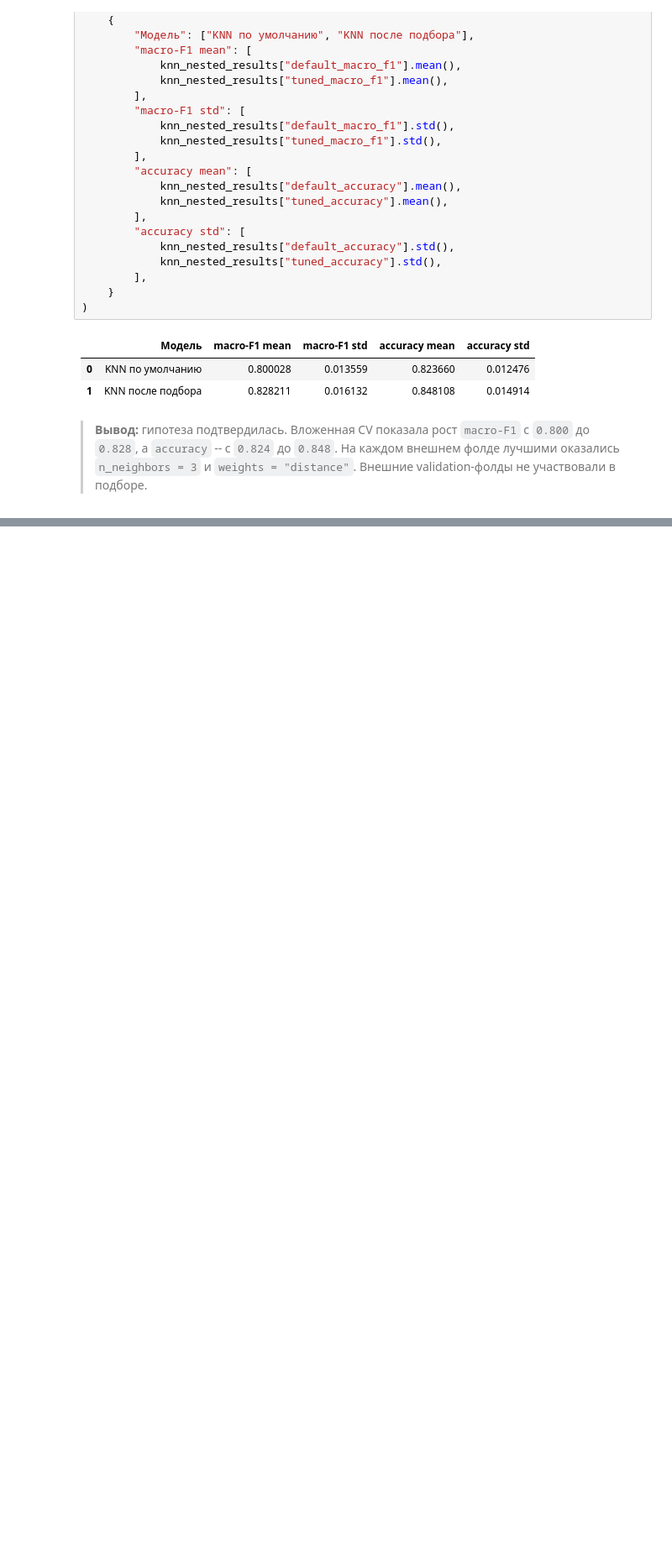
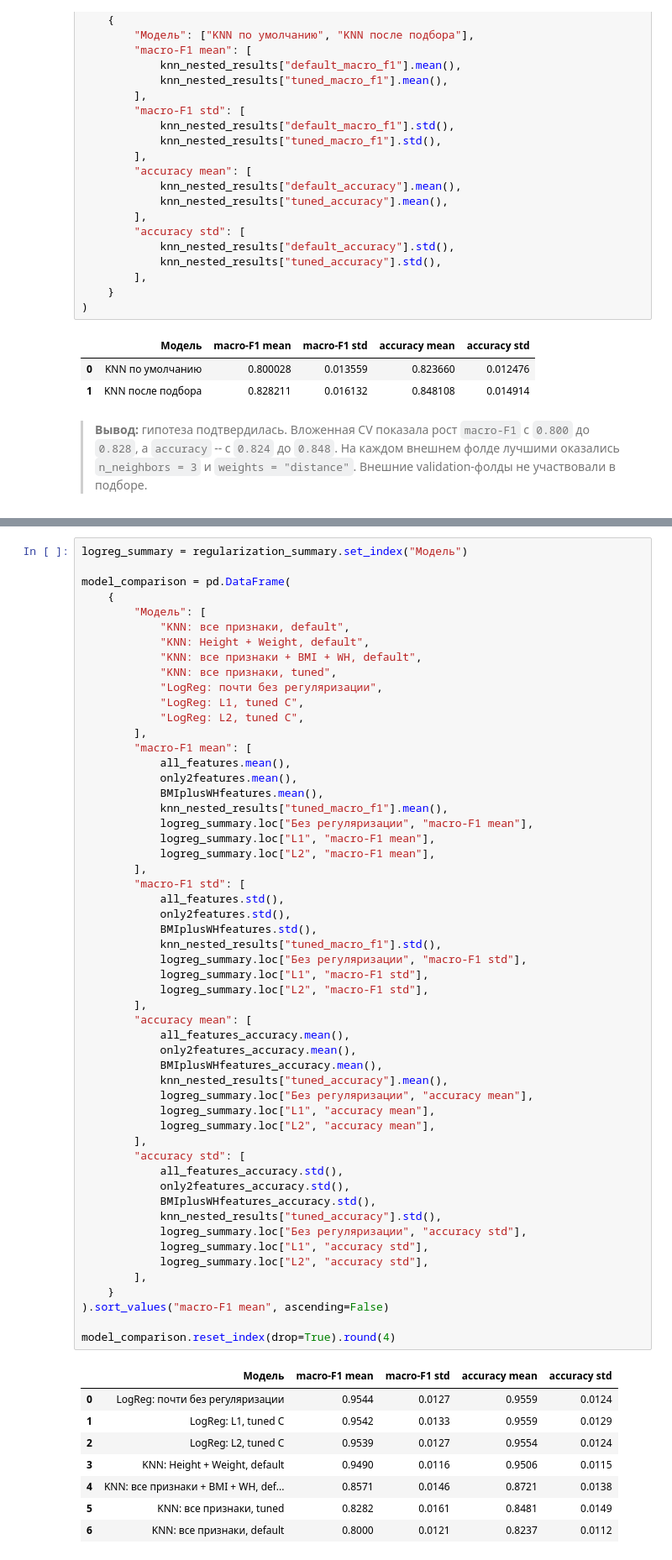
Before and after one commit to DmitryS-01/mlStartHWsSorochan, a Jupyter notebook: research.ipynb, the cells around one changed output, grey strips where cells are left out. Shown at 84% size. Saved outputs shown, nothing was run; the diff lists cells and outputs as text; blank space fills up the shorter version.

Commit message:
Up summary

```diff
--- a/research.ipynb
+++ b/research.ipynb
@@ -583,0 +596,63 @@ pd.DataFrame(
+# %%
+logreg_summary = regularization_summary.set_index("Модель")
+
+model_comparison = pd.DataFrame(
+    {
+        "Модель": [
+            "KNN: все признаки, default",
+            "KNN: Height + Weight, default",
+            "KNN: все признаки + BMI + WH, default",
+            "KNN: все признаки, tuned",
+            "LogReg: почти без регуляризации",
+            "LogReg: L1, tuned C",
+            "LogReg: L2, tuned C",
+        ],
+        "macro-F1 mean": [
+            all_features.mean(),
+            only2features.mean(),
+            BMIplusWHfeatures.mean(),
+            knn_nested_results["tuned_macro_f1"].mean(),
+            logreg_summary.loc["Без регуляризации", "macro-F1 mean"],
+            logreg_summary.loc["L1", "macro-F1 mean"],
+            logreg_summary.loc["L2", "macro-F1 mean"],
+        ],
+        "macro-F1 std": [
+            all_features.std(),
+            only2features.std(),
+            BMIplusWHfeatures.std(),
+            knn_nested_results["tuned_macro_f1"].std(),
+            logreg_summary.loc["Без регуляризации", "macro-F1 std"],
+            logreg_summary.loc["L1", "macro-F1 std"],
+            logreg_summary.loc["L2", "macro-F1 std"],
+        ],
+        "accuracy mean": [
+            all_features_accuracy.mean(),
+            only2features_accuracy.mean(),
+            BMIplusWHfeatures_accuracy.mean(),
+            knn_nested_results["tuned_accuracy"].mean(),
+            logreg_summary.loc["Без регуляризации", "accuracy mean"],
+            logreg_summary.loc["L1", "accuracy mean"],
+            logreg_summary.loc["L2", "accuracy mean"],
+        ],
+        "accuracy std": [
+            all_features_accuracy.std(),
+            only2features_accuracy.std(),
+            BMIplusWHfeatures_accuracy.std(),
+            knn_nested_results["tuned_accuracy"].std(),
+            logreg_summary.loc["Без регуляризации", "accuracy std"],
+            logreg_summary.loc["L1", "accuracy std"],
+            logreg_summary.loc["L2", "accuracy std"],
+        ],
+    }
+).sort_values("macro-F1 mean", ascending=False)
+
+model_comparison.reset_index(drop=True).round(4)
+# %% [output]
+|  | Модель | macro-F1 mean | macro-F1 std | accuracy mean | accuracy std |
+| 0 | LogReg: почти без регуляризации | 0.9544 | 0.0127 | 0.9559 | 0.0124 |
+| 1 | LogReg: L1, tuned C | 0.9542 | 0.0133 | 0.9559 | 0.0129 |
+| 2 | LogReg: L2, tuned C | 0.9539 | 0.0127 | 0.9554 | 0.0124 |
+| 3 | KNN: Height + Weight, default | 0.9490 | 0.0116 | 0.9506 | 0.0115 |
+| 4 | KNN: все признаки + BMI + WH, def... | 0.8571 | 0.0146 | 0.8721 | 0.0138 |
+| 5 | KNN: все признаки, tuned | 0.8282 | 0.0161 | 0.8481 | 0.0149 |
+| 6 | KNN: все признаки, default | 0.8000 | 0.0121 | 0.8237 | 0.0112 |
```
Also changed, not shown: parts of 8 cells of this notebook, 1 other file.
